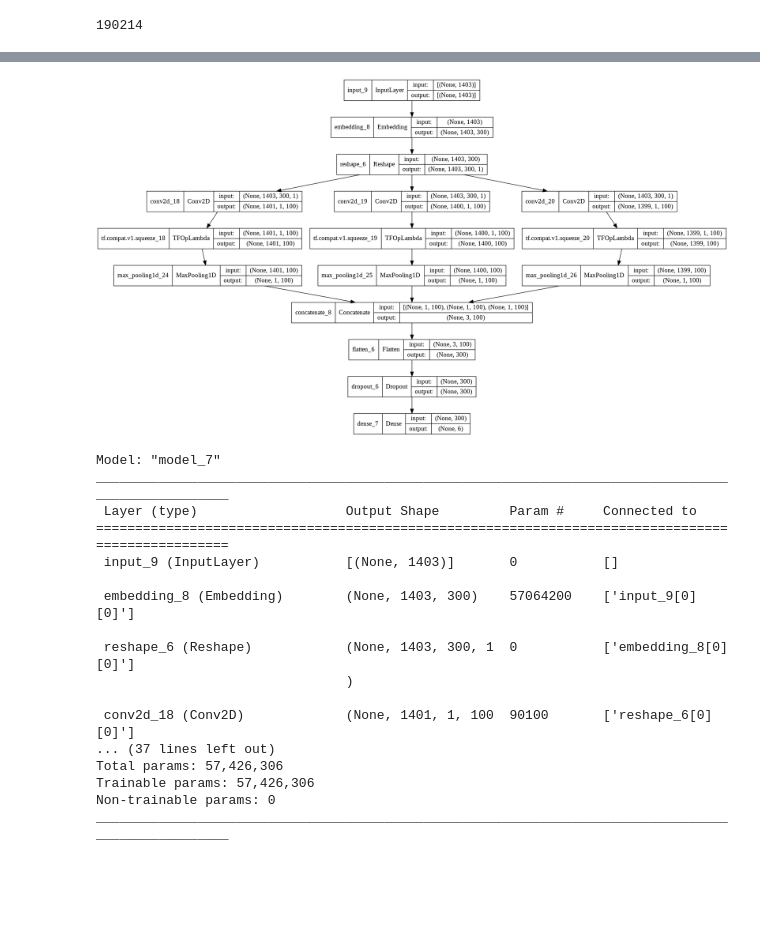
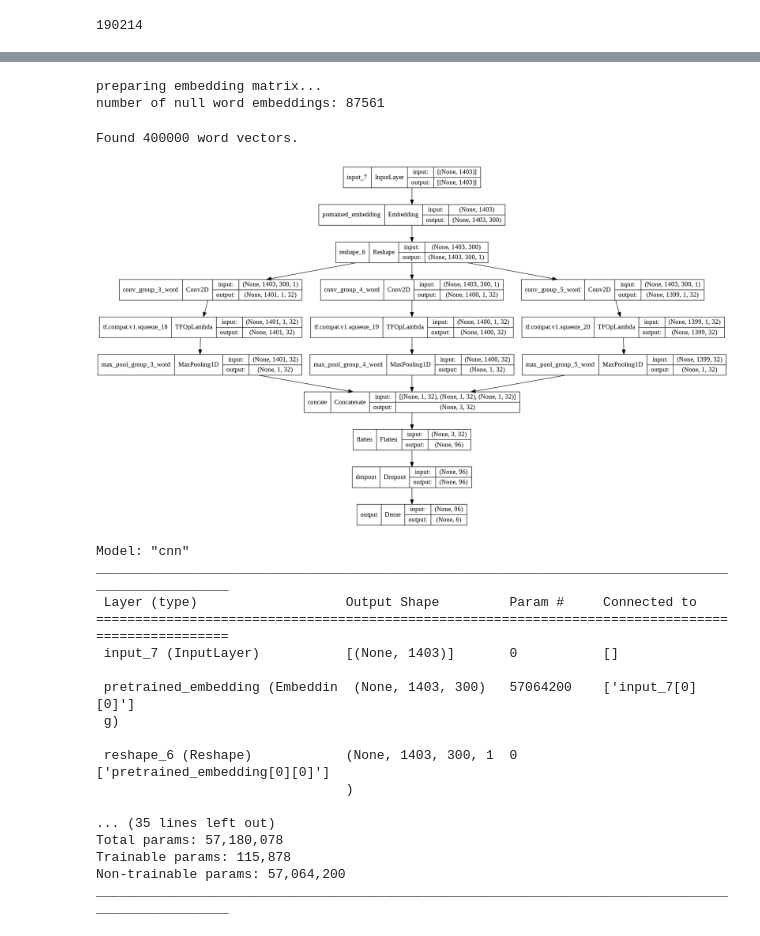
Before and after one commit to levi3001/cs470_term_project_toxic_classification, a Jupyter notebook: CNN_Toxic_Comment_Classification.ipynb, the cells around one changed output, grey strips where cells are left out. Saved outputs shown, nothing was run; the diff lists cells and outputs as text; code cells hidden in the pictures; blank space fills up the shorter version.

```diff
--- a/CNN_Toxic_Comment_Classification.ipynb
+++ b/CNN_Toxic_Comment_Classification.ipynb
@@ -286,0 +196,2 @@ number of null word embeddings: 87561
+# %%
+embed_dim = 300
@@ -286,0 +220,21 @@ number of null word embeddings: 87561
+# %%
+# Prepare embedding matrix
+print('preparing embedding matrix...')
+words_not_found = []
+nb_words = vocab_size
+fasttext_matrix = np.zeros((nb_words, 300))
+
+for word, i in tokenizer.word_index.items():
+    if i >= nb_words:
+        continue
+    embedding_vector = embeddings_index.get(word)
+    if (embedding_vector is not None) and len(embedding_vector) > 0:
+        # words not found in embedding index will be all-zeros.
+        fasttext_matrix[i] = embedding_vector
+    else:
+        words_not_found.append(word)
+
+print('number of null word embeddings: %d' % np.sum(np.sum(fasttext_matrix, axis=1) == 0))
+# %% [output]
+preparing embedding matrix...
+number of null word embeddings: 87561
@@ -286,0 +245,14 @@ number of null word embeddings: 87561
+# %%
+import numpy as np
+embeddings_index = {}
+f = open('glove.6B.300d.txt')
+for line in f:
+    values = line.split()
+    word = values[0]
+    coefs = np.asarray(values[1:], dtype='float32')
+    embeddings_index[word] = coefs
+f.close()
+
+print('Found %s word vectors.' % len(embeddings_index))
+# %% [output]
+Found 400000 word vectors.
@@ -287,3 +261,10 @@ number of null word embeddings: 87561
+# %%
+glove_matrix = np.zeros((len(word_index) + 1, embed_dim))
+for word, i in word_index.items():
+    embedding_vector = embeddings_index.get(word)
+    if embedding_vector is not None:
+        # words not found in embedding index will be all-zeros.
+        glove_matrix[i] = embedding_vector
 # %%
 def plot_learning_curve(history):
   plt.plot(history.history['loss'], label='training')
@@ -340,27 +336,27 @@ def CNN_model_ref(kernel_num=32, embed_dim=300, kernel_sizes=[1]):
 # %%
-cnn_ref = CNN_model_ref(kernel_num=100, kernel_sizes=[3, 4, 5])
-tf.keras.utils.plot_model(cnn_ref, show_shapes=True)
+cnn = CNN_model(embed_dim=embed_dim, embed_weights=glove_matrix, kernel_sizes=[3, 4, 5], drop_out_rate=0.2)
+tf.keras.utils.plot_model(cnn, show_shapes=True)
 # %% [output]
-[figure, old version]
+[figure, new version]
 # %%
-cnn_ref.summary()
+cnn.summary()
 # %% [output]
-Model: "model_7"
+Model: "cnn"
 __________________________________________________________________________________________________
  Layer (type)                   Output Shape         Param #     Connected to
 ==================================================================================================
- input_9 (InputLayer)           [(None, 1403)]       0           []
+ input_7 (InputLayer)           [(None, 1403)]       0           []
 
- embedding_8 (Embedding)        (None, 1403, 300)    57064200    ['input_9[0][0]']
+ pretrained_embedding (Embeddin  (None, 1403, 300)   57064200    ['input_7[0][0]']
+ g)
 
- reshape_6 (Reshape)            (None, 1403, 300, 1  0           ['embedding_8[0][0]']
+ reshape_6 (Reshape)            (None, 1403, 300, 1  0           ['pretrained_embedding[0][0]']
                                 )
 
- conv2d_18 (Conv2D)             (None, 1401, 1, 100  90100       ['reshape_6[0][0]']
-... (37 lines left out)
-Total params: 57,426,306
-Trainable params: 57,426,306
-Non-trainable params: 0
+... (35 lines left out)
+Total params: 57,180,078
+Trainable params: 115,878
+Non-trainable params: 57,064,200
 __________________________________________________________________________________________________
 # %%
 early_stopping = tf.keras.callbacks.EarlyStopping(
```
Also changed, not shown: parts of 34 cells of this notebook.
